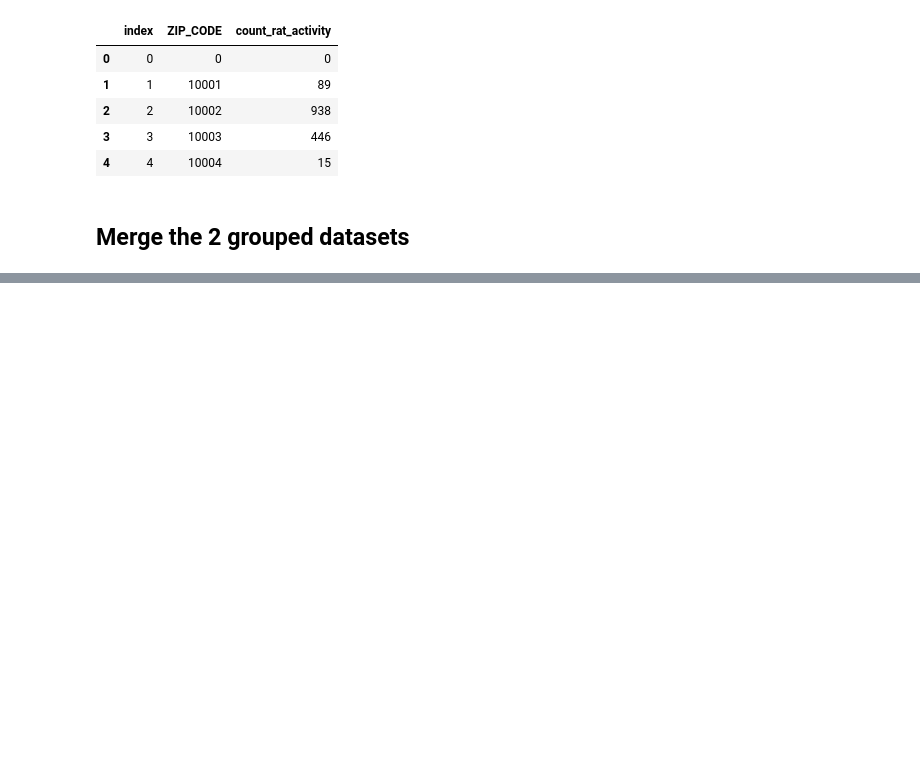
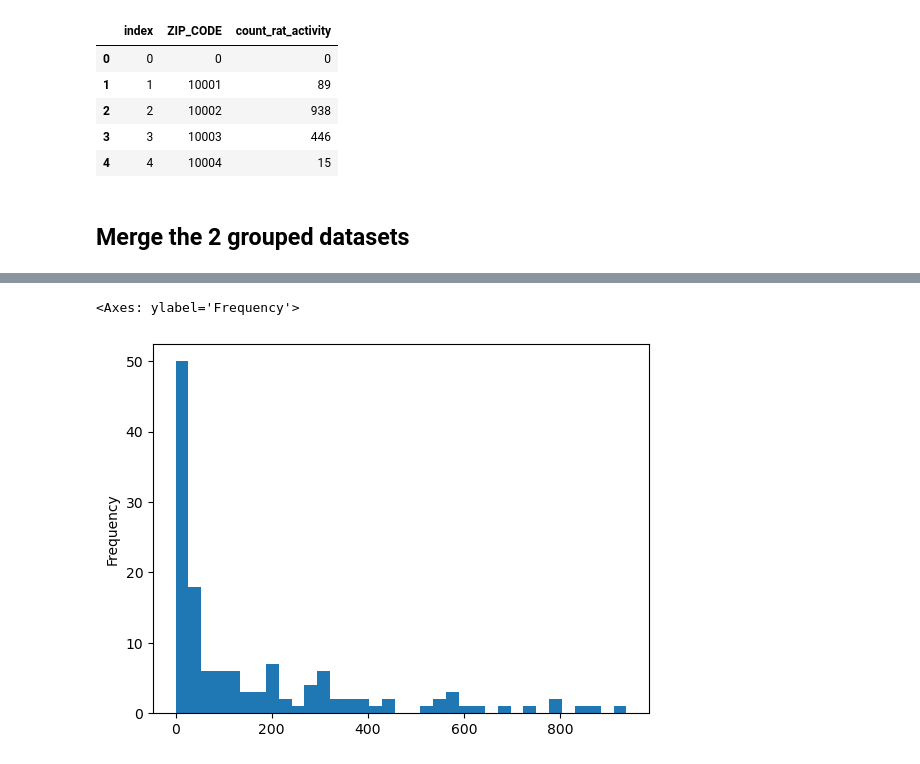
Before and after one commit to sethjmarcus/restaurant-vs-rodents, a Jupyter notebook: seth_marcus_code.ipynb, the cells around one changed output, grey strips where cells are left out. Saved outputs shown, nothing was run; the diff lists cells and outputs as text; code cells hidden in the pictures; blank space fills up the shorter version.

```diff
--- a/seth_marcus_code.ipynb
+++ b/seth_marcus_code.ipynb
@@ -172,0 +234,10 @@ df_merged = df_rodent_grouped.merge(left_on=['ZIP_CODE'],
+# %%
+df_merged = df_merged[df_merged['count_rat_activity'] <= 1000]
+# %%
+df_merged['count_rat_activity'].plot(
+    kind='hist',
+    bins = 35
+)
+# %% [output]
+<Axes: ylabel='Frequency'>
+[figure, added]
```
Also changed, not shown: parts of 26 cells of this notebook.
